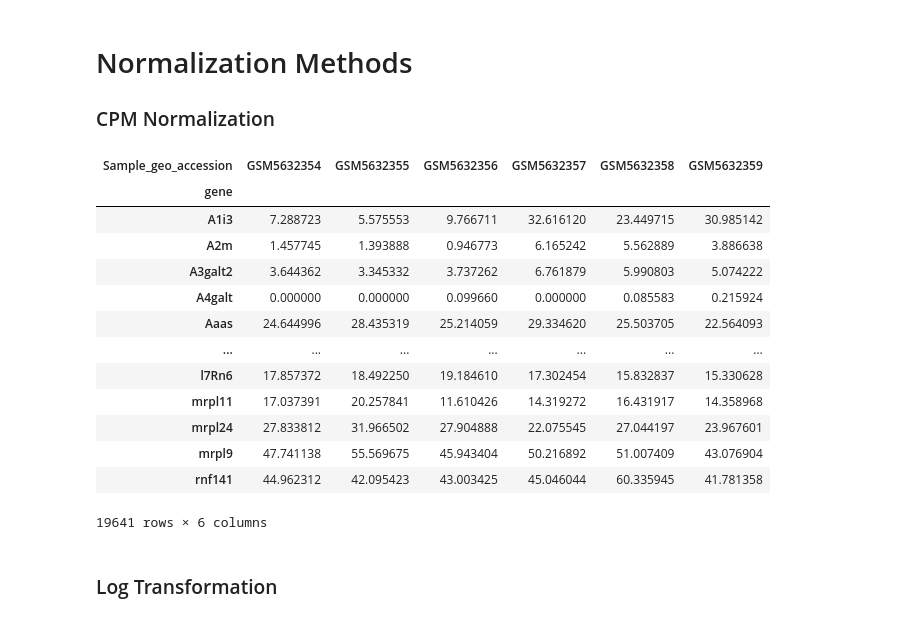
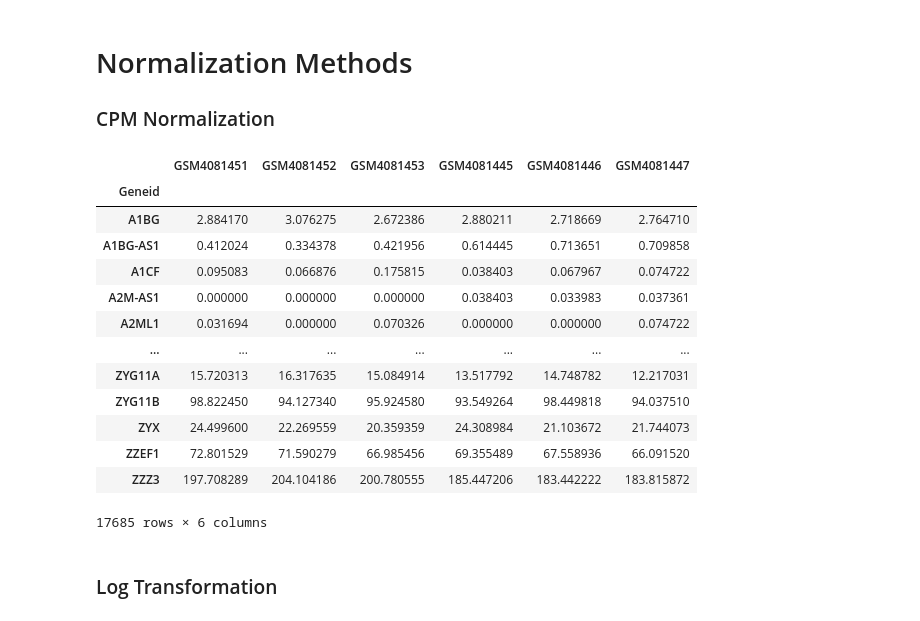
Before and after one commit to MaayanLab/dex-benchmark, a Jupyter notebook: Benchmarking_Normalization_Methods/benchmarking_normalization_v2.ipynb, the cells around one changed output. Cells and saved outputs as stored; diff of their text form; code cells hidden in the pictures.

```diff
--- a/Benchmarking_Normalization_Methods/benchmarking_normalization_v2.ipynb
+++ b/Benchmarking_Normalization_Methods/benchmarking_normalization_v2.ipynb
@@ -79,0 +39,29 @@ dataset['dataset_metadata'] = meta_df
+# %%
+# Load in metadata
+try:
+    if meta_data_filename.endswith('.csv'):
+        meta_df = pd.read_csv(meta_data_filename, index_col=0)
+    else:
+        meta_df = pd.read_csv(meta_data_filename, sep="\t", index_col=0)
+    print(f"Metadata file shape: {meta_df.shape[0]} samples, {meta_df.shape[1]} features")
+except:
+    print("Error! Please ensure the metadata file is in CSV, TXT, or TSV format.")
+
+# Load in data
+try:
+    if rnaseq_data_filename.endswith('.csv'):
+        expr_df = pd.read_csv(rnaseq_data_filename, index_col=0).sort_index()
+    else:
+        expr_df = pd.read_csv(rnaseq_data_filename, sep="\t", index_col=0).sort_index()
+    print(f"RNA-seq data file shape: {expr_df.shape[0]} genes, {expr_df.shape[1]} samples")
+except:
+    print("Error! Please ensure the RNA-seq file is in CSV, TXT, or TSV format.")
+
+# Match samples between the metadata and the dataset
+if meta_class_column_name not in meta_df.columns:
+    print(f"Error! Column '{meta_class_column_name}' was not found in the metadata.")
+
+shared_samples = set(meta_df.index).intersection(expr_df.columns)
+meta_df = meta_df[meta_df.index.isin(shared_samples)].sort_values(by=['Class'])
+expr_df = expr_df[shared_samples]
+print(f"\nThe pipeline will be run on {len(shared_samples)} samples.")
@@ -80,8 +73,16 @@ dataset['dataset_metadata'] = meta_df
+# %%
+# Sort metadata by class labels; control first
+expr_df = pd.concat([
+    expr_df[meta_df[meta_df['Class']==control_name].index],
+    expr_df[meta_df[meta_df['Class']!=control_name].index]
+], axis=1)
 # %%
 ## Filter out non-expressed genes
 expr_df = expr_df.loc[expr_df.sum(axis=1) > 0, :]
 ## Filter out lowly expressed genes
 mask_low_vals = (expr_df > low_expression_threshold).sum(axis=1) > 2
 expr_df = expr_df.loc[mask_low_vals, :]
-current_dataset += '+filter_genes'
-dataset[current_dataset] = expr_df
+print(f"Number of genes after filtering by low expression: {expr_df.shape[0]}")
+
+# Dictionary to store all normalized datasets
+dataset = {'metadata': meta_df, 'rawdata': expr_df}
@@ -130,21 +125,21 @@ def CPM(data):
 # %%
-# Perform CPM and display results
-dataset['cpm'] = CPM(expr_df)
+# Perform CPM normalization
+dataset['cpm'] = cpm.cpm_normalize(dataset['rawdata'])
 dataset['cpm']
 # %% [output]
-| Sample_geo_accession | GSM5632354 | GSM5632355 | GSM5632356 | GSM5632357 | GSM5632358 | GSM5632359 |
-| gene |  |  |  |  |  |  |
-| A1i3 | 7.288723 | 5.575553 | 9.766711 | 32.616120 | 23.449715 | 30.985142 |
-| A2m | 1.457745 | 1.393888 | 0.946773 | 6.165242 | 5.562889 | 3.886638 |
-| A3galt2 | 3.644362 | 3.345332 | 3.737262 | 6.761879 | 5.990803 | 5.074222 |
-| A4galt | 0.000000 | 0.000000 | 0.099660 | 0.000000 | 0.085583 | 0.215924 |
-| Aaas | 24.644996 | 28.435319 | 25.214059 | 29.334620 | 25.503705 | 22.564093 |
+|  | GSM4081451 | GSM4081452 | GSM4081453 | GSM4081445 | GSM4081446 | GSM4081447 |
+| Geneid |  |  |  |  |  |  |
+| A1BG | 2.884170 | 3.076275 | 2.672386 | 2.880211 | 2.718669 | 2.764710 |
+| A1BG-AS1 | 0.412024 | 0.334378 | 0.421956 | 0.614445 | 0.713651 | 0.709858 |
+| A1CF | 0.095083 | 0.066876 | 0.175815 | 0.038403 | 0.067967 | 0.074722 |
+| A2M-AS1 | 0.000000 | 0.000000 | 0.000000 | 0.038403 | 0.033983 | 0.037361 |
+| A2ML1 | 0.031694 | 0.000000 | 0.070326 | 0.000000 | 0.000000 | 0.074722 |
 | ... | ... | ... | ... | ... | ... | ... |
-| l7Rn6 | 17.857372 | 18.492250 | 19.184610 | 17.302454 | 15.832837 | 15.330628 |
-| mrpl11 | 17.037391 | 20.257841 | 11.610426 | 14.319272 | 16.431917 | 14.358968 |
-| mrpl24 | 27.833812 | 31.966502 | 27.904888 | 22.075545 | 27.044197 | 23.967601 |
-| mrpl9 | 47.741138 | 55.569675 | 45.943404 | 50.216892 | 51.007409 | 43.076904 |
-| rnf141 | 44.962312 | 42.095423 | 43.003425 | 45.046044 | 60.335945 | 41.781358 |
+| ZYG11A | 15.720313 | 16.317635 | 15.084914 | 13.517792 | 14.748782 | 12.217031 |
+| ZYG11B | 98.822450 | 94.127340 | 95.924580 | 93.549264 | 98.449818 | 94.037510 |
+| ZYX | 24.499600 | 22.269559 | 20.359359 | 24.308984 | 21.103672 | 21.744073 |
+| ZZEF1 | 72.801529 | 71.590279 | 66.985456 | 69.355489 | 67.558936 | 66.091520 |
+| ZZZ3 | 197.708289 | 204.104186 | 200.780555 | 185.447206 | 183.442222 | 183.815872 |
-19641 rows × 6 columns
+17685 rows × 6 columns
 # %% [markdown]
 ### Log Transformation
```
Also changed, not shown: parts of 80 cells of this notebook, 1 other file.
